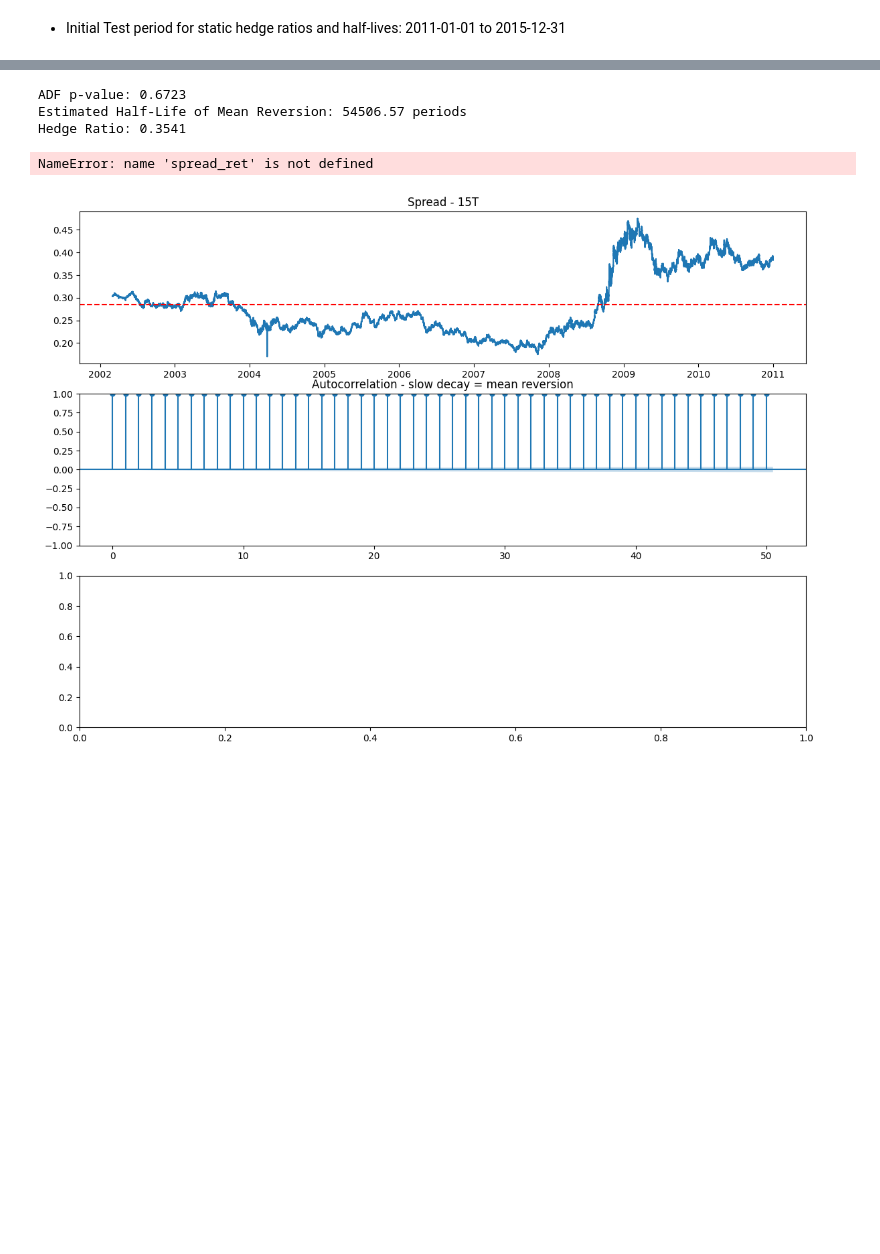
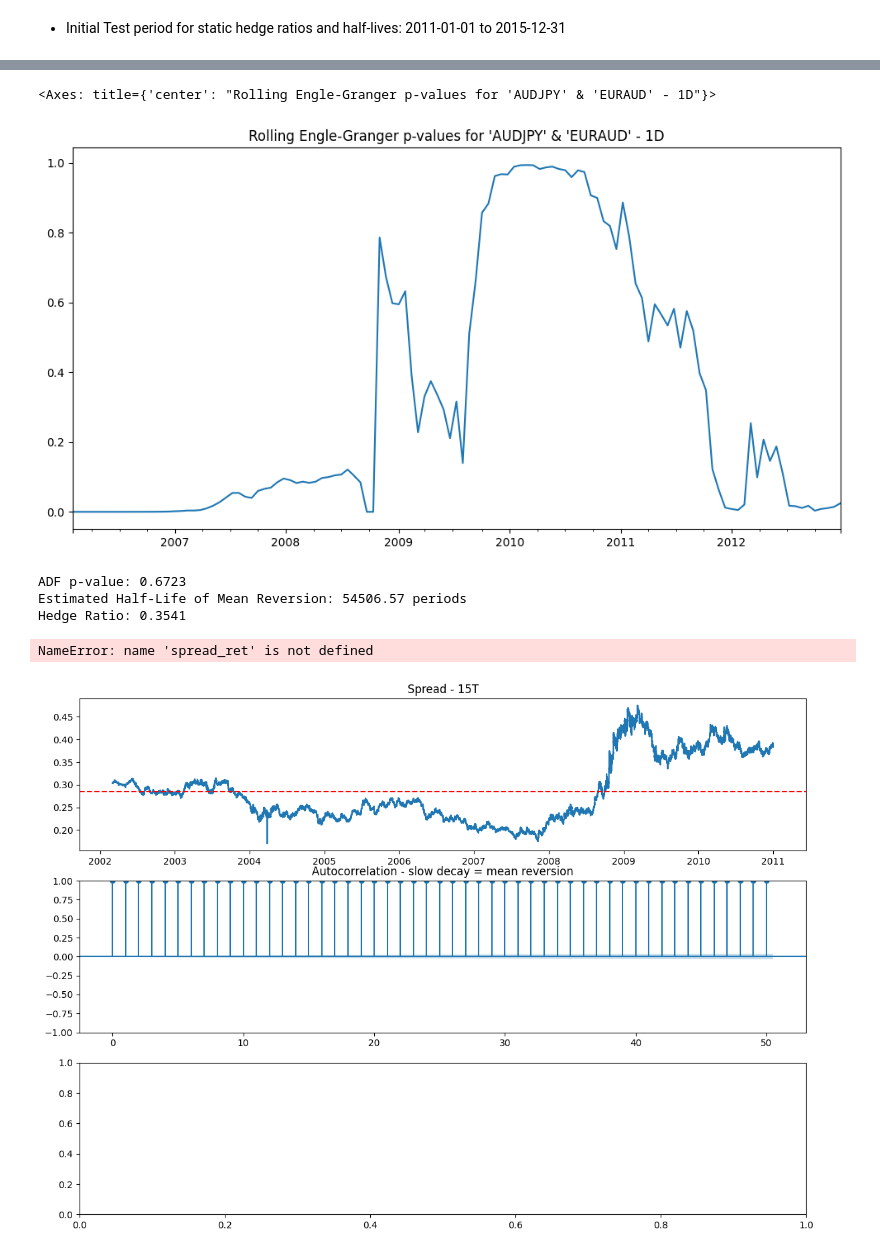
Before and after one commit to Starkl7/AlphaResearch-the-anatomy-of-a-Signal, a Jupyter notebook: eda.ipynb, the cells around one changed output, grey strips where cells are left out. Cells and saved outputs as stored; diff of their text form; code cells hidden in the pictures; blank space fills up the shorter version.

Commit message:
Updated a few functions. Need to run the granger cointegration function on Colab Pro.

```diff
--- a/eda.ipynb
+++ b/eda.ipynb
@@ -449,3 +137,0 @@ Processing data...
-# %%
-with open('./temp/half_lives.pkl', 'wb') as f:
-    pickle.dump(half_lives, f)
@@ -497,26 +137,0 @@ display(half_lives_df)
-# %%
-baseline_hedge_ratios = pd.DataFrame(0, index=half_lives_df.index, columns=half_lives_df.columns, dtype=object)
-baseline_half_lives = pd.DataFrame(0, index=half_lives_df.index, columns=half_lives_df.columns, dtype=object)
-baseline_hedge_data = {}
-for pair1 in pairs:
-    for pair2 in pairs:
-        half_lives_df_values = half_lives_df.loc[pair1, pair2]
-        hr_list = []
-        hl_list = []
-        for interval in intervals:
-            interval_idx = intervals.index(interval)
-            if half_lives_df_values[interval_idx] != 0:
-                baseline_hr, baseline_hl = fx.get_baseline_hedge_ratio_and_half_life(pair1, pair2, interval, file_path, 'Close', '2010-12-31')
-                hr_list.append(baseline_hr)
-                hl_list.append(baseline_hl)
-            else:
-                print("Skipping...")
-                hr_list.append(0)
-                hl_list.append(0)
-        if hr_list and hl_list:
-            baseline_hedge_ratios.loc[pair1, pair2] = hr_list
-            baseline_half_lives.loc[pair1, pair2] = hl_list
-with open('./temp/baseline_hedge_ratios.pkl', 'wb') as f:
-    pickle.dump(baseline_hedge_ratios, f)
-with open('./temp/baseline_half_lives.pkl', 'wb') as f:
-    pickle.dump(baseline_half_lives, f)
@@ -599,0 +140,5 @@ print(eurusd_train.head())
+# %%
+# Need to run this on Colab Pro (prolly A100)
+res = fx.initial_granger_cointegration(fx_pairs, intervals, file_path, end_td=pd.Timedelta(days=252*5), end_max=pd.Timestamp('2010-12-31'), n_jobs=2)
+with open('./temp/granger_coint_results.pkl', 'wb') as f:
+    pickle.dump(res, f)
@@ -600,3 +172,8 @@ print(eurusd_train.head())
+# %%
+res[('AUDJPY', 'EURAUD', '1D')].plot(title=f"Rolling Engle-Granger p-values for 'AUDJPY' & 'EURAUD' - 1D", figsize=(12, 6))
+# %% [output]
+<Axes: title={'center': "Rolling Engle-Granger p-values for 'AUDJPY' & 'EURAUD' - 1D"}>
+[figure, added]
 # %%
 # 1. Visual check - do spreads mean revert?
 pair1 = eurusd_train
```
Also changed, not shown: parts of 71 cells of this notebook, 4 other files.
